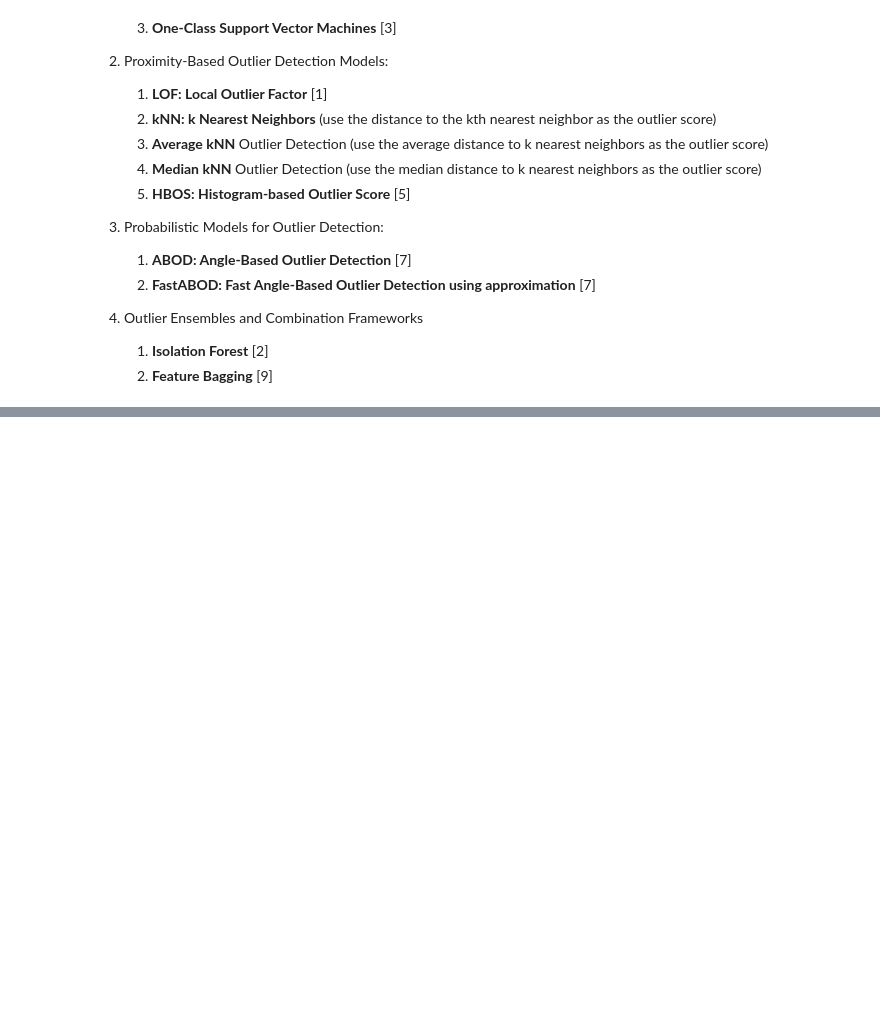
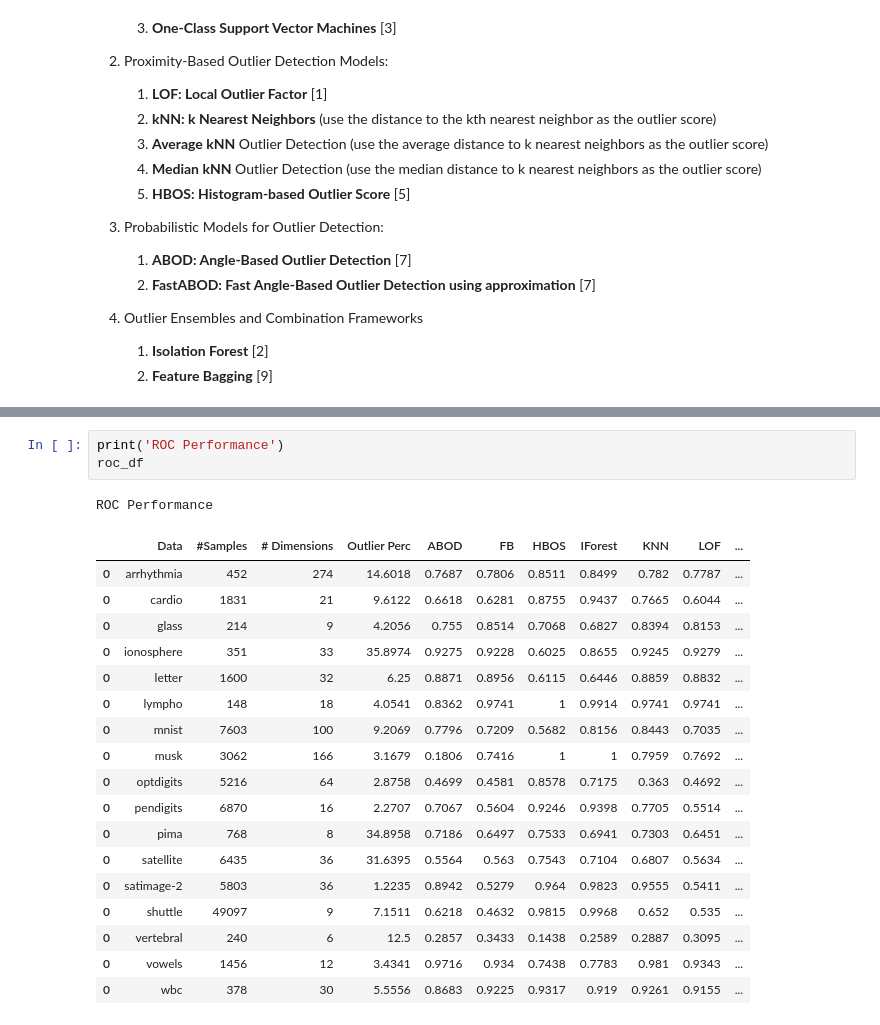
Before and after one commit to yzhao062/pyod, a Jupyter notebook: notebooks/Benchmark.ipynb, the cells around one changed output, grey strips where cells are left out. Cells and saved outputs as stored; diff of their text form; blank space fills up the shorter version.

```diff
--- a/notebooks/Benchmark.ipynb
+++ b/notebooks/Benchmark.ipynb
@@ -214,0 +212,23 @@ Decision score matrix on test data (152, 20)
+# %%
+print('ROC Performance')
+roc_df
+# %% [output]
+ROC Performance
+|  | Data | #Samples | # Dimensions | Outlier Perc | ABOD | FB | HBOS | IForest | KNN | LOF | ... |
+| 0 | arrhythmia | 452 | 274 | 14.6018 | 0.7687 | 0.7806 | 0.8511 | 0.8499 | 0.782 | 0.7787 | ... |
+| 0 | cardio | 1831 | 21 | 9.6122 | 0.6618 | 0.6281 | 0.8755 | 0.9437 | 0.7665 | 0.6044 | ... |
+| 0 | glass | 214 | 9 | 4.2056 | 0.755 | 0.8514 | 0.7068 | 0.6827 | 0.8394 | 0.8153 | ... |
+| 0 | ionosphere | 351 | 33 | 35.8974 | 0.9275 | 0.9228 | 0.6025 | 0.8655 | 0.9245 | 0.9279 | ... |
+| 0 | letter | 1600 | 32 | 6.25 | 0.8871 | 0.8956 | 0.6115 | 0.6446 | 0.8859 | 0.8832 | ... |
+| 0 | lympho | 148 | 18 | 4.0541 | 0.8362 | 0.9741 | 1 | 0.9914 | 0.9741 | 0.9741 | ... |
+| 0 | mnist | 7603 | 100 | 9.2069 | 0.7796 | 0.7209 | 0.5682 | 0.8156 | 0.8443 | 0.7035 | ... |
+| 0 | musk | 3062 | 166 | 3.1679 | 0.1806 | 0.7416 | 1 | 1 | 0.7959 | 0.7692 | ... |
+| 0 | optdigits | 5216 | 64 | 2.8758 | 0.4699 | 0.4581 | 0.8578 | 0.7175 | 0.363 | 0.4692 | ... |
+| 0 | pendigits | 6870 | 16 | 2.2707 | 0.7067 | 0.5604 | 0.9246 | 0.9398 | 0.7705 | 0.5514 | ... |
+| 0 | pima | 768 | 8 | 34.8958 | 0.7186 | 0.6497 | 0.7533 | 0.6941 | 0.7303 | 0.6451 | ... |
+| 0 | satellite | 6435 | 36 | 31.6395 | 0.5564 | 0.563 | 0.7543 | 0.7104 | 0.6807 | 0.5634 | ... |
+| 0 | satimage-2 | 5803 | 36 | 1.2235 | 0.8942 | 0.5279 | 0.964 | 0.9823 | 0.9555 | 0.5411 | ... |
+| 0 | shuttle | 49097 | 9 | 7.1511 | 0.6218 | 0.4632 | 0.9815 | 0.9968 | 0.652 | 0.535 | ... |
+| 0 | vertebral | 240 | 6 | 12.5 | 0.2857 | 0.3433 | 0.1438 | 0.2589 | 0.2887 | 0.3095 | ... |
+| 0 | vowels | 1456 | 12 | 3.4341 | 0.9716 | 0.934 | 0.7438 | 0.7783 | 0.981 | 0.9343 | ... |
+| 0 | wbc | 378 | 30 | 5.5556 | 0.8683 | 0.9225 | 0.9317 | 0.919 | 0.9261 | 0.9155 | ... |
```
Also changed, not shown: parts of 8 cells of this notebook, 1 other file.
